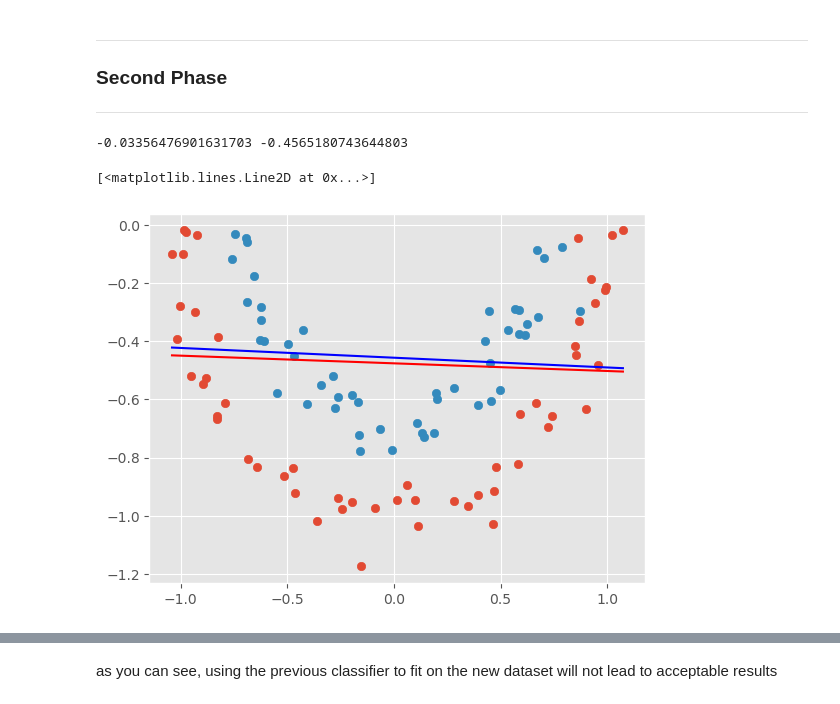
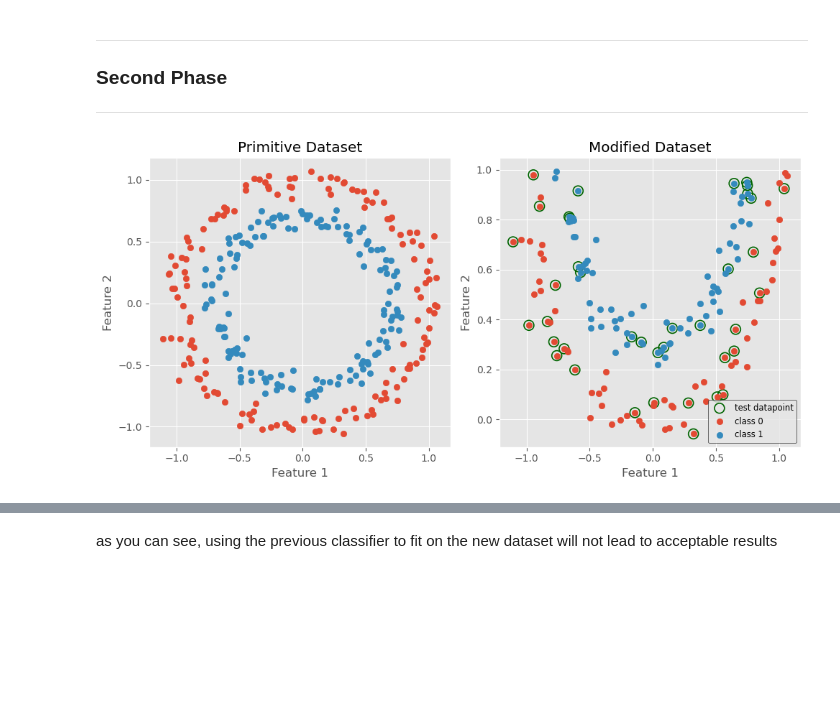
Before and after one commit to Alireza-Gharavi/my_learning_journey, a Jupyter notebook: Logistic Regression/Logistic_Regression.ipynb, the cells around one changed output, grey strips where cells are left out. Saved outputs shown, nothing was run; the diff lists cells and outputs as text; code cells hidden in the pictures; blank space fills up the shorter version.

```diff
--- a/Logistic Regression/Logistic_Regression.ipynb
+++ b/Logistic Regression/Logistic_Regression.ipynb
@@ -264,47 +319,37 @@ final accuracy of the scikit-learn linear regression model on test dataset : 0.9
 ---
 # %%
 from sklearn.datasets import make_moons
-# %%
-# -----------------------------------------------------
-# from sklearn.datasets import make_moons
-# Xs, ys = make_moons(n_samples=150, noise=0.2, random_state=10)
-
-# Xs[ys==0, 1] = Xs[ys==0, 1] + 1
-# -----------------------------------------------------
-# -----------------------------------------------------
-
-from sklearn.datasets import make_circles
-
-Xs, ys = make_circles(n_samples=200, noise=0.07, random_state=10, factor=0.7)
-ys = ys[Xs[:, 1] <= 0]
-Xs = Xs[Xs[:, 1] <= 0]
-# -----------------------------------------------------
-
-classifier = logistic_regression(0.5)
-for i in range(1000):
-    classifier.update(Xs, ys)
-
-Xs_line1 = np.linspace(min(Xs[:, 0]), max(Xs[:, 0]), 100)
-m = -classifier.tetha1 / classifier.tetha2
-c = -classifier.tetha0 / classifier.tetha2
-ys_line1 = m * Xs_line1 + c
-
-sk_classifier = LogisticRegression()
-
-sk_classifier.fit(Xs, ys)
-
-Xs_line2 = np.linspace(min(Xs[:, 0]), max(Xs[:, 0]), 100)
-m = -sk_classifier.coef_[0,0] / sk_classifier.coef_[0,1]
-c = -sk_classifier.intercept_[0] / sk_classifier.coef_[0,1]
-ys_line2 = m * Xs_line2 + c
-
-print(m, c)
-
-plt.scatter(Xs[ys==0, 0], Xs[ys==0, 1])
-plt.scatter(Xs[ys==1, 0], Xs[ys==1, 1])
-plt.plot(Xs_line1, ys_line1, color='red')
-plt.plot(Xs_line2, ys_line2, color='blue')
-# %% [output]
--0.03356476901631703 -0.4565180743644803
-[<matplotlib.lines.Line2D at 0x...>]
-[figure, removed]
+# %%
+from sklearn.datasets import make_circles
+
+Xs, ys = make_circles(n_samples=300, noise=0.06, random_state=10, factor=0.7)
+
+fig, axes = plt.subplots(nrows=1, ncols=2, figsize=(10, 5))
+
+axes[0].scatter(Xs[ys==0, 0], Xs[ys==0, 1])
+axes[0].scatter(Xs[ys==1, 0], Xs[ys==1, 1])
+axes[0].set_xlabel('Feature 1')
+axes[0].set_ylabel('Feature 2')
+axes[0].set_title('Primitive Dataset')
+
+
+ys = ys[Xs[:, 1] <= 0]
+Xs = Xs[Xs[:, 1] <= 0]
+Xs[:, 1] = Xs[:, 1] + 1
+
+new_Xs = np.concatenate((Xs, (Xs[:, 1]**2).reshape((-1, 1))), axis=1)
+
+X_train, X_test, y_train, y_test = train_test_split(Xs, ys, test_size=0.25, random_state=4)
+non_linear_X_train, non_linear_X_test, y_train, y_test = train_test_split(new_Xs, ys, test_size=0.25, random_state=4)
+
+axes[1].scatter(X_test[:, 0], X_test[:, 1], facecolor='none', edgecolor='darkgreen', s=100, label='test datapoint', linewidths=1.2)
+axes[1].scatter(Xs[ys==0, 0], Xs[ys==0, 1], label='class 0')
+axes[1].scatter(Xs[ys==1, 0], Xs[ys==1, 1], label='class 1')
+axes[1].set_xlabel('Feature 1')
+axes[1].set_ylabel('Feature 2')
+axes[1].set_title('Modified Dataset')
+axes[1].legend(loc='lower right', fontsize='small', edgecolor='black')
+
+plt.tight_layout()
+# %% [output]
+[figure, added]
```
Also changed, not shown: parts of 18 cells of this notebook.
